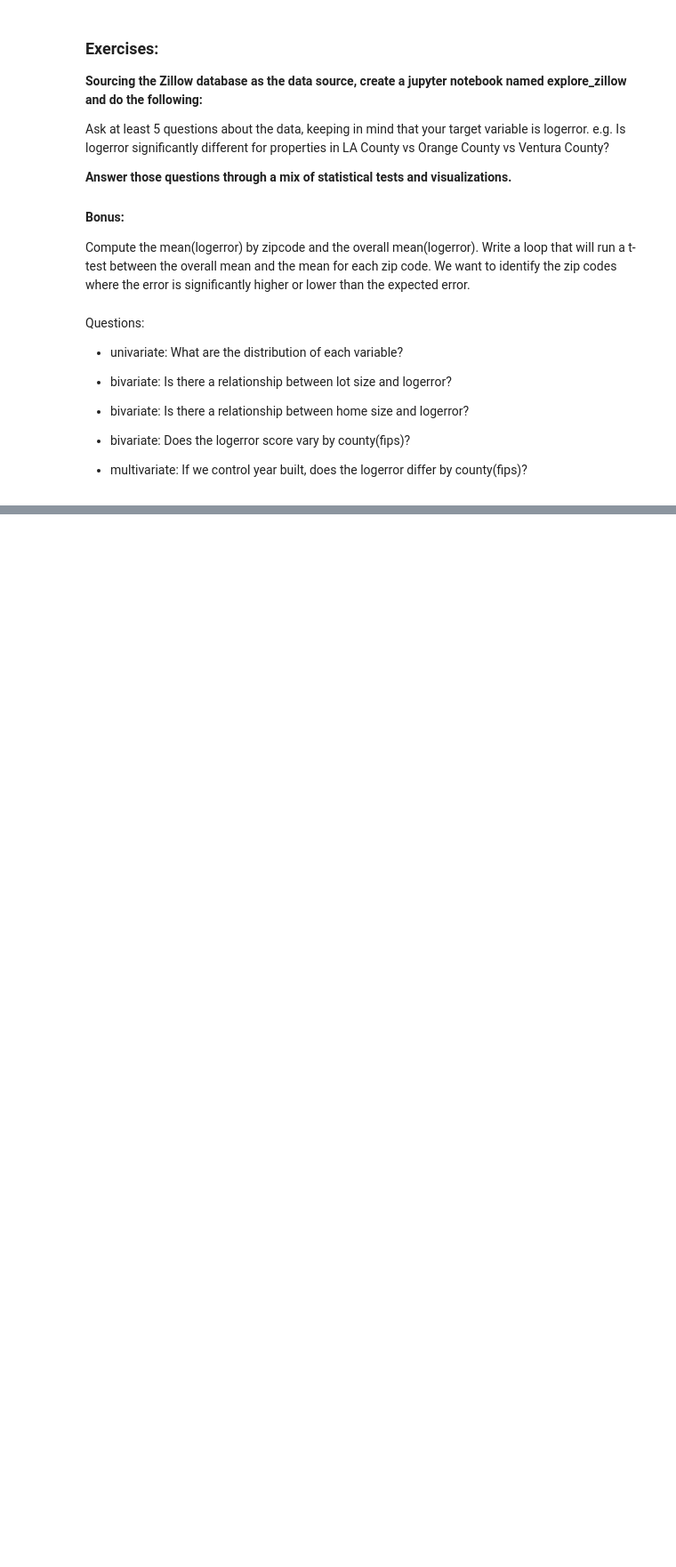
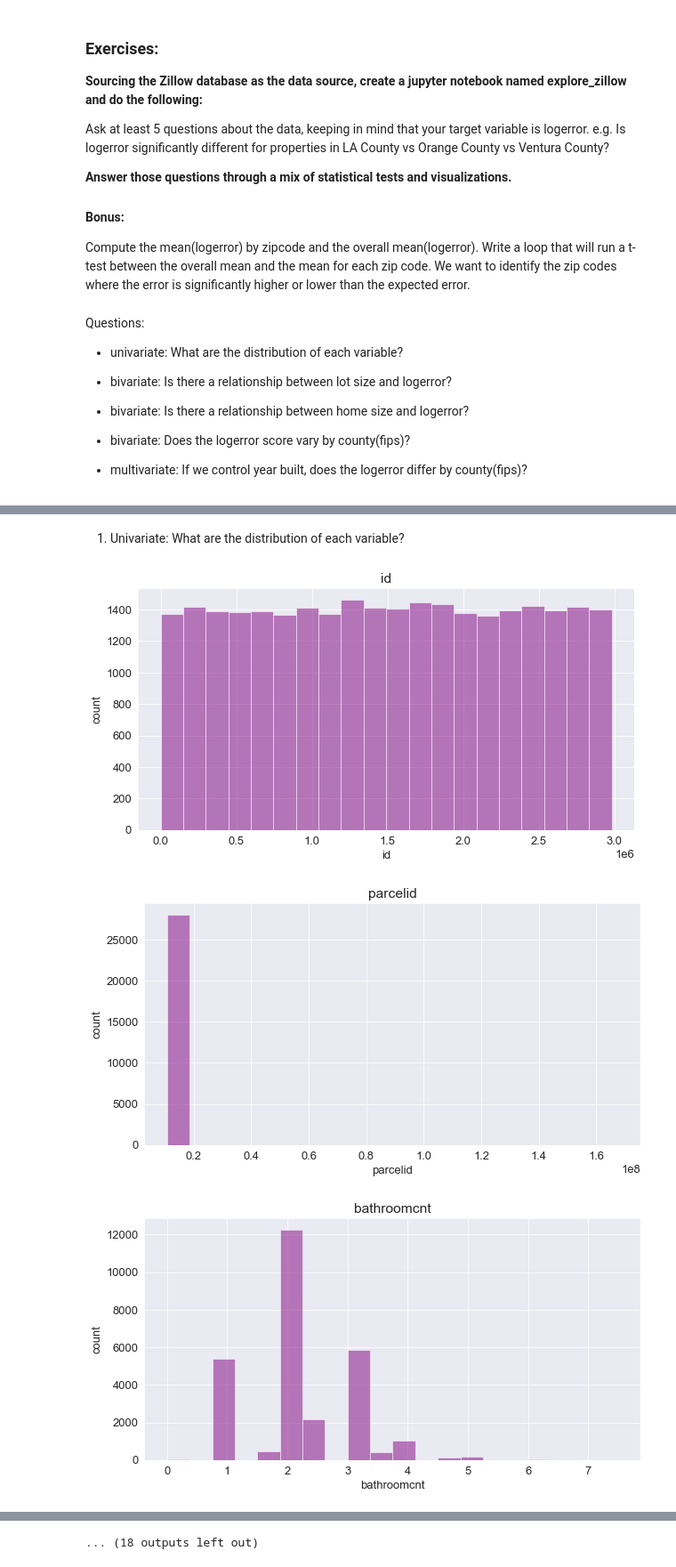
Before and after one commit to craigcalzado/clustering-exercises, a Jupyter notebook: explore_zillow.ipynb, the cells around one changed output, grey strips where cells are left out. Shown at 89% size. Cells and saved outputs as stored; diff of their text form; code cells hidden in the pictures; blank space fills up the shorter version.

```diff
--- a/explore_zillow.ipynb
+++ b/explore_zillow.ipynb
@@ -31,0 +44,4 @@ df = zillow_wrangle.get_zillow_data()
+# %%
+# prepare data
+df = zillow_wrangle.prepare_zillow(df)
+df.head()
@@ -31,0 +77,19 @@ df = zillow_wrangle.get_zillow_data()
+# %%
+# split the data by calling split function
+train, validate, test, X_train, y_train, X_validate, y_validate, X_test, y_test = zillow_wrangle.split_zillow(df, 'logerror')
+# %% [markdown]
+1. Univariate: What are the distribution of each variable?
+# %%
+for col in train.columns:
+    plt.figure(figsize=(10,5))
+    # dark style
+    sns.set_style("darkgrid")
+    plt.hist(train[col], bins=20, alpha=0.5, label='train', color='purple')
+    plt.title(col)
+    plt.xlabel(col)
+    plt.ylabel('count')
+    plt.show()
+# %% [output]
+[figure, added]
+[figure, added]
+[figure, added]
@@ -31,0 +105 @@ df = zillow_wrangle.get_zillow_data()
+... (18 outputs left out)
```
Also changed, not shown: parts of 33 cells of this notebook.
